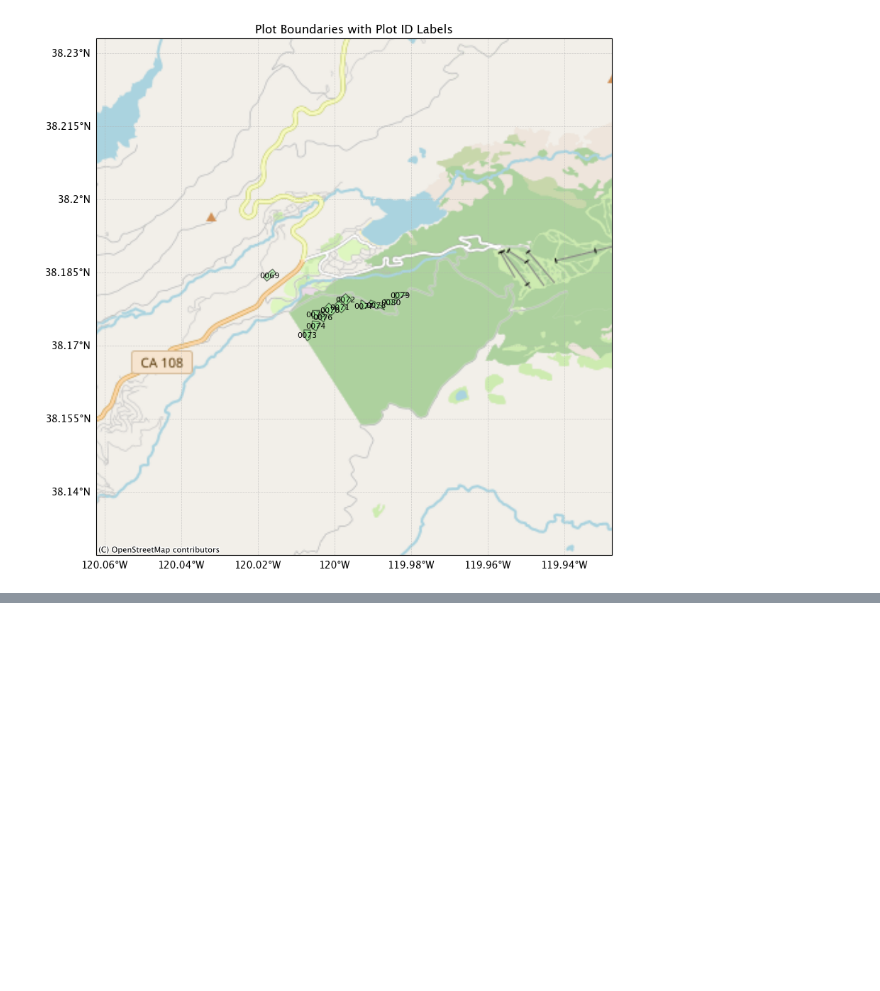
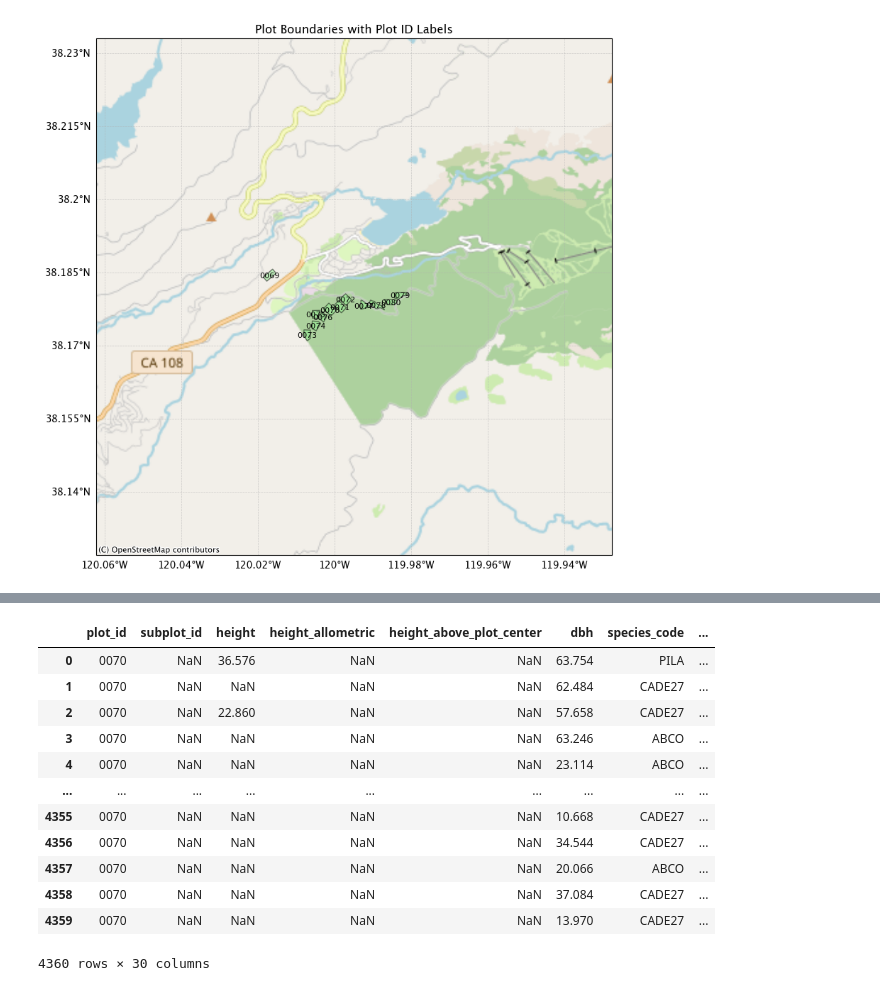
Before and after one commit to dangause/rs-hsi-botany, a Jupyter notebook: notebooks/ofo_eda.ipynb, the cells around one changed output, grey strips where cells are left out. Saved outputs shown, nothing was run; the diff lists cells and outputs as text; code cells hidden in the pictures; blank space fills up the shorter version.

```diff
--- a/notebooks/ofo_eda.ipynb
+++ b/notebooks/ofo_eda.ipynb
@@ -530,0 +413,17 @@ SyntaxError: invalid syntax (3394421909.py, line 1)
+# %%
+tree_70_df = ofo_trees_df[ofo_trees_df.plot_id == '0070'].reset_index(drop=True)
+tree_70_df
+# %% [output]
+|  | plot_id | subplot_id | height | height_allometric | height_above_plot_center | dbh | species_code | ... |
+| 0 | 0070 | NaN | 36.576 | NaN | NaN | 63.754 | PILA | ... |
+| 1 | 0070 | NaN | NaN | NaN | NaN | 62.484 | CADE27 | ... |
+| 2 | 0070 | NaN | 22.860 | NaN | NaN | 57.658 | CADE27 | ... |
+| 3 | 0070 | NaN | NaN | NaN | NaN | 63.246 | ABCO | ... |
+| 4 | 0070 | NaN | NaN | NaN | NaN | 23.114 | ABCO | ... |
+| ... | ... | ... | ... | ... | ... | ... | ... | ... |
+| 4355 | 0070 | NaN | NaN | NaN | NaN | 10.668 | CADE27 | ... |
+| 4356 | 0070 | NaN | NaN | NaN | NaN | 34.544 | CADE27 | ... |
+| 4357 | 0070 | NaN | NaN | NaN | NaN | 20.066 | ABCO | ... |
+| 4358 | 0070 | NaN | NaN | NaN | NaN | 37.084 | CADE27 | ... |
+| 4359 | 0070 | NaN | NaN | NaN | NaN | 13.970 | CADE27 | ... |
+4360 rows × 30 columns
```
Also changed, not shown: parts of 24 cells of this notebook, 1 other file.
